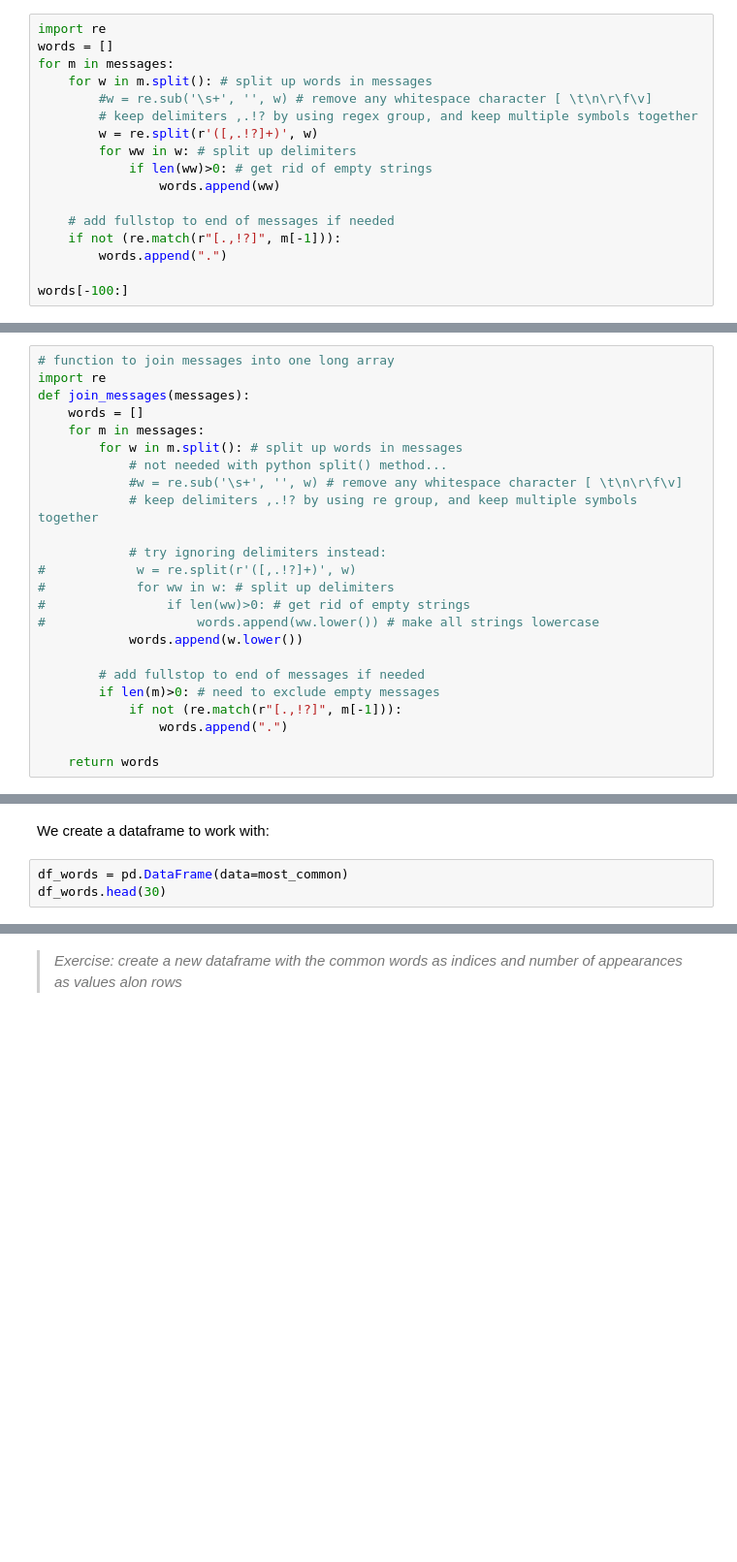
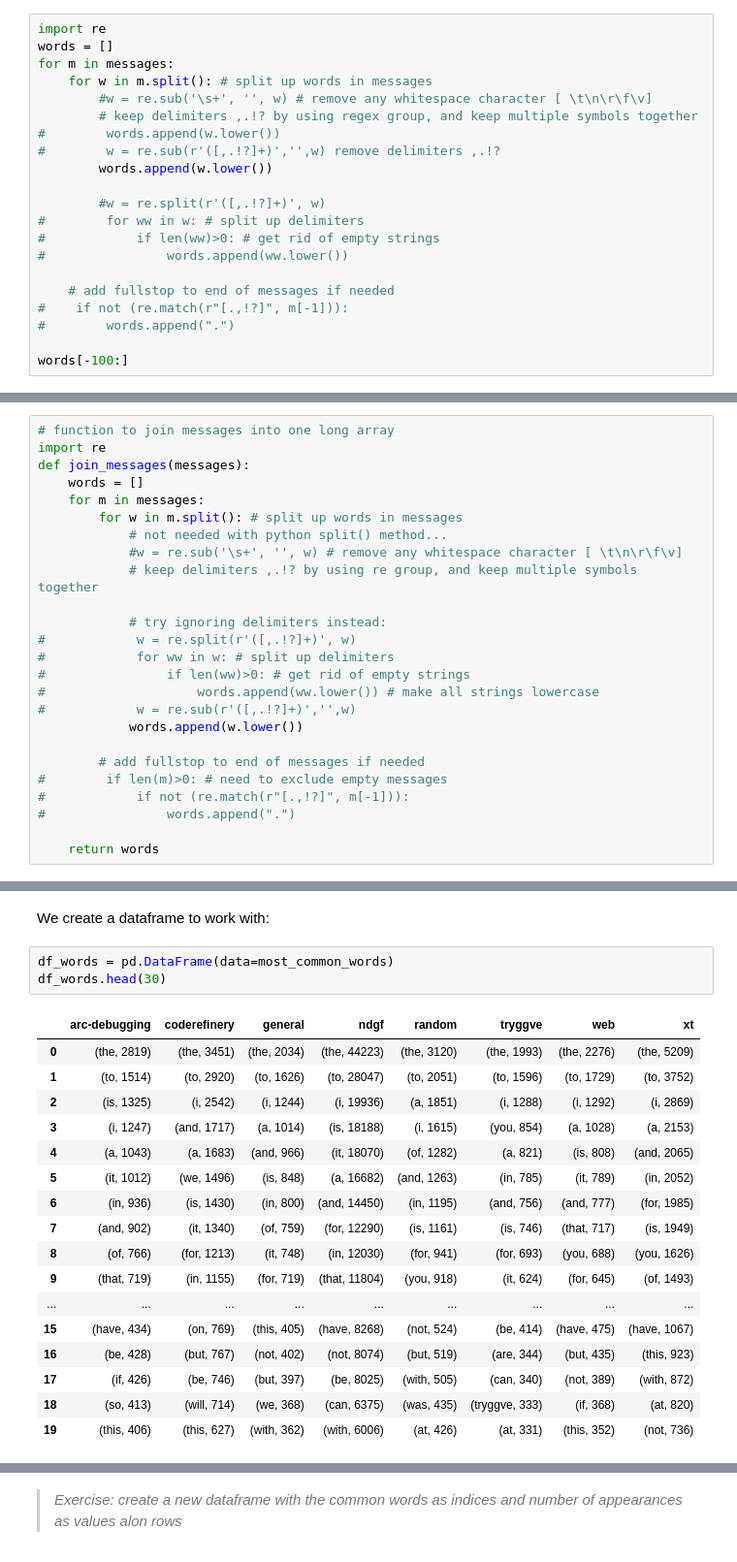
Before and after one commit to coderefinery/ahm18-nlp-slack, a Jupyter notebook: inspect-slacklogs.ipynb, the cells around one changed output, grey strips where cells are left out. Shown at 97% size. Cells and saved outputs as stored; diff of their text form; blank space fills up the shorter version.

```diff
--- a/inspect-slacklogs.ipynb
+++ b/inspect-slacklogs.ipynb
@@ -83,13 +157,17 @@ for m in messages:
     for w in m.split(): # split up words in messages
         #w = re.sub('\s+', '', w) # remove any whitespace character [ \t\n\r\f\v]
         # keep delimiters ,.!? by using regex group, and keep multiple symbols together
-        w = re.split(r'([,.!?]+)', w)
-        for ww in w: # split up delimiters
-            if len(ww)>0: # get rid of empty strings
-                words.append(ww)
+#        words.append(w.lower())
+#        w = re.sub(r'([,.!?]+)','',w) remove delimiters ,.!?
+        words.append(w.lower())
+
+        #w = re.split(r'([,.!?]+)', w)
+#        for ww in w: # split up delimiters
+#            if len(ww)>0: # get rid of empty strings
+#                words.append(ww.lower())
 
     # add fullstop to end of messages if needed
-    if not (re.match(r"[.,!?]", m[-1])):
-        words.append(".")
+#    if not (re.match(r"[.,!?]", m[-1])):
+#        words.append(".")
 
 words[-100:]
@@ -115,12 +213,13 @@ def join_messages(messages):
 #            for ww in w: # split up delimiters
 #                if len(ww)>0: # get rid of empty strings
 #                    words.append(ww.lower()) # make all strings lowercase
+#            w = re.sub(r'([,.!?]+)','',w)
             words.append(w.lower())
 
         # add fullstop to end of messages if needed
-        if len(m)>0: # need to exclude empty messages
-            if not (re.match(r"[.,!?]", m[-1])):
-                words.append(".")
+#        if len(m)>0: # need to exclude empty messages
+#            if not (re.match(r"[.,!?]", m[-1])):
+#                words.append(".")
 
     return words
 # %%
@@ -181,6 +299,24 @@ type(most_common_words["coderefinery"][0])
 # %% [markdown]
 We create a dataframe to work with:
 # %%
-df_words = pd.DataFrame(data=most_common)
+df_words = pd.DataFrame(data=most_common_words)
 df_words.head(30)
+# %% [output]
+|  | arc-debugging | coderefinery | general | ndgf | random | tryggve | web | xt |
+| 0 | (the, 2819) | (the, 3451) | (the, 2034) | (the, 44223) | (the, 3120) | (the, 1993) | (the, 2276) | (the, 5209) |
+| 1 | (to, 1514) | (to, 2920) | (to, 1626) | (to, 28047) | (to, 2051) | (to, 1596) | (to, 1729) | (to, 3752) |
+| 2 | (is, 1325) | (i, 2542) | (i, 1244) | (i, 19936) | (a, 1851) | (i, 1288) | (i, 1292) | (i, 2869) |
+| 3 | (i, 1247) | (and, 1717) | (a, 1014) | (is, 18188) | (i, 1615) | (you, 854) | (a, 1028) | (a, 2153) |
+| 4 | (a, 1043) | (a, 1683) | (and, 966) | (it, 18070) | (of, 1282) | (a, 821) | (is, 808) | (and, 2065) |
+| 5 | (it, 1012) | (we, 1496) | (is, 848) | (a, 16682) | (and, 1263) | (in, 785) | (it, 789) | (in, 2052) |
+| 6 | (in, 936) | (is, 1430) | (in, 800) | (and, 14450) | (in, 1195) | (and, 756) | (and, 777) | (for, 1985) |
+| 7 | (and, 902) | (it, 1340) | (of, 759) | (for, 12290) | (is, 1161) | (is, 746) | (that, 717) | (is, 1949) |
+| 8 | (of, 766) | (for, 1213) | (it, 748) | (in, 12030) | (for, 941) | (for, 693) | (you, 688) | (you, 1626) |
+| 9 | (that, 719) | (in, 1155) | (for, 719) | (that, 11804) | (you, 918) | (it, 624) | (for, 645) | (of, 1493) |
+| ... | ... | ... | ... | ... | ... | ... | ... | ... |
+| 15 | (have, 434) | (on, 769) | (this, 405) | (have, 8268) | (not, 524) | (be, 414) | (have, 475) | (have, 1067) |
+| 16 | (be, 428) | (but, 767) | (not, 402) | (not, 8074) | (but, 519) | (are, 344) | (but, 435) | (this, 923) |
+| 17 | (if, 426) | (be, 746) | (but, 397) | (be, 8025) | (with, 505) | (can, 340) | (not, 389) | (with, 872) |
+| 18 | (so, 413) | (will, 714) | (we, 368) | (can, 6375) | (was, 435) | (tryggve, 333) | (if, 368) | (at, 820) |
+| 19 | (this, 406) | (this, 627) | (with, 362) | (with, 6006) | (at, 426) | (at, 331) | (this, 352) | (not, 736) |
 # %%
```
Also changed, not shown: parts of 64 cells of this notebook.
